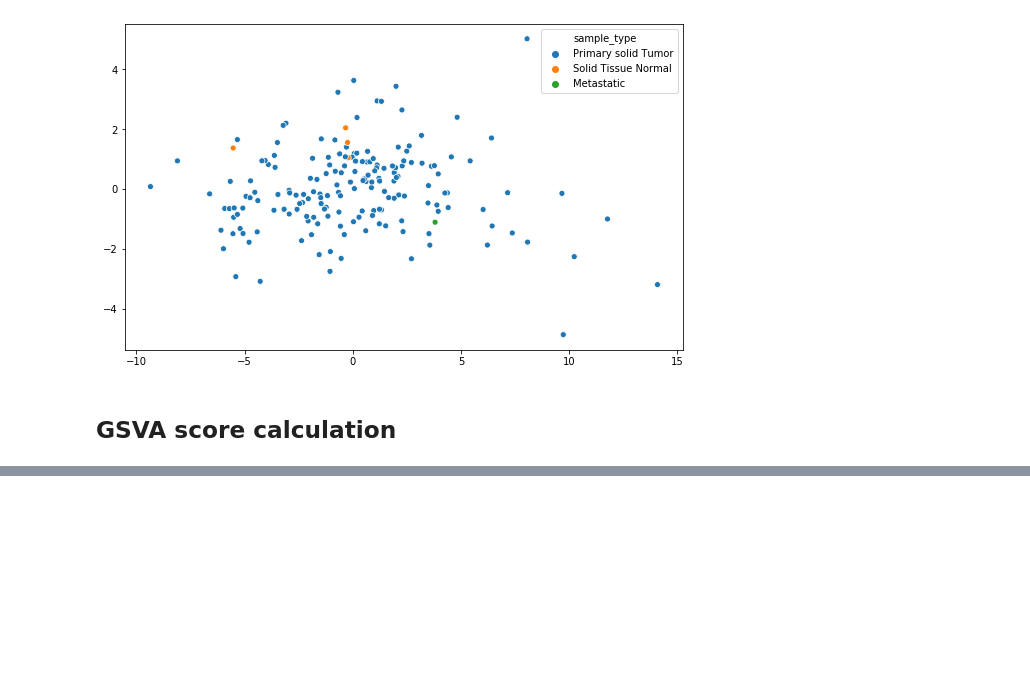
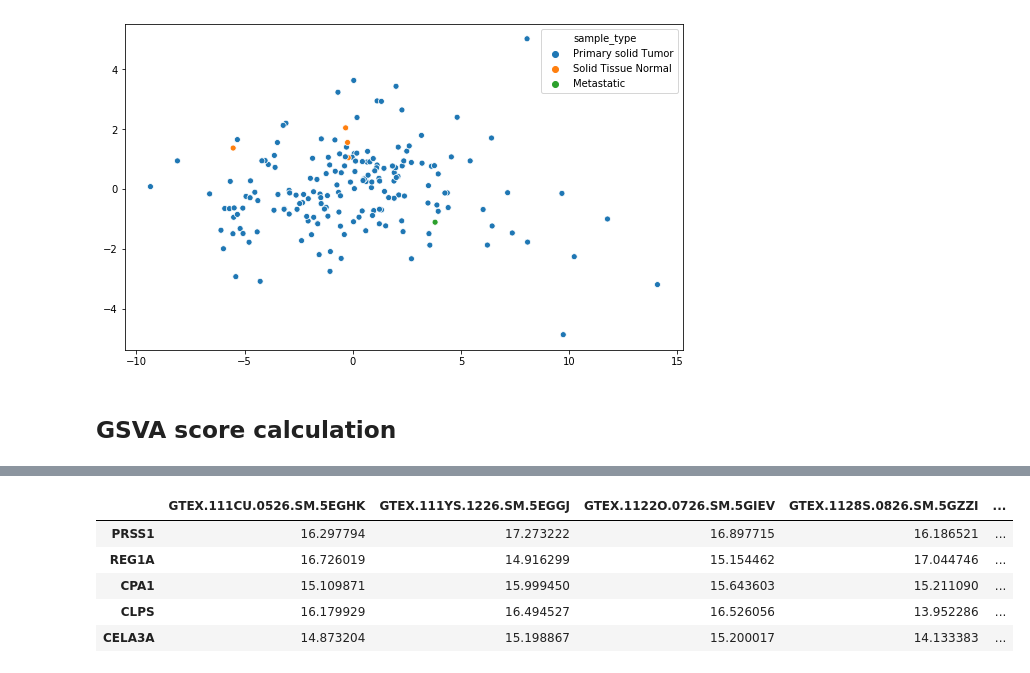
Before and after one commit to mahaksharma/ElucidataSubmission, a Jupyter notebook: Elucidata assignment solution.ipynb, the cells around one changed output, grey strips where cells are left out. Cells and saved outputs as stored; diff of their text form; code cells hidden in the pictures; blank space fills up the shorter version.

```diff
--- a/Elucidata assignment solution.ipynb
+++ b/Elucidata assignment solution.ipynb
@@ -428,0 +429,10 @@ df = pd.DataFrame(XV).rename(columns={0:'x',1:'y'})
+# %%
+expression_df = pd.read_csv('/Users/mahaksharma/Desktop/Finalised Assignment_01.01.2020/Copy of Pancreas_log_tpm_RNAseq_mat.csv',index_col=0)
+expression_df.iloc[0:5,0:5]
+# %% [output]
+|  | GTEX.111CU.0526.SM.5EGHK | GTEX.111YS.1226.SM.5EGGJ | GTEX.1122O.0726.SM.5GIEV | GTEX.1128S.0826.SM.5GZZI | ... |
+| PRSS1 | 16.297794 | 17.273222 | 16.897715 | 16.186521 | ... |
+| REG1A | 16.726019 | 14.916299 | 15.154462 | 17.044746 | ... |
+| CPA1 | 15.109871 | 15.999450 | 15.643603 | 15.211090 | ... |
+| CLPS | 16.179929 | 16.494527 | 16.526056 | 13.952286 | ... |
+| CELA3A | 14.873204 | 15.198867 | 15.200017 | 14.133383 | ... |
```
Also changed, not shown: parts of 6 cells of this notebook.
